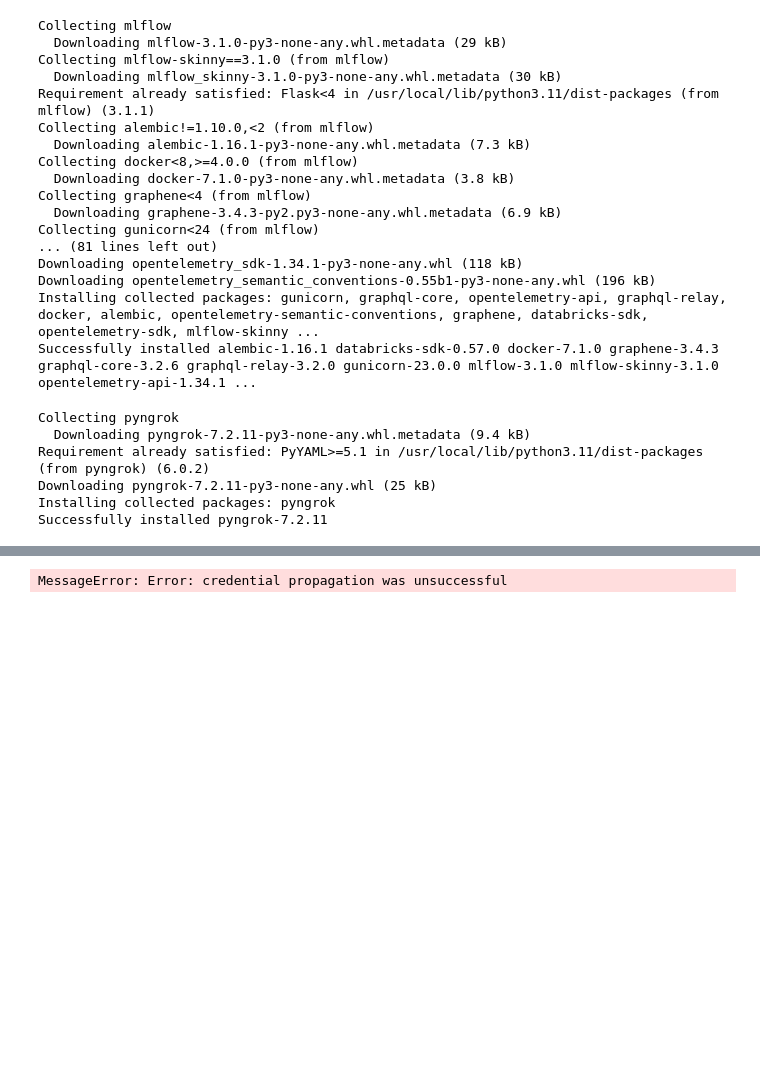
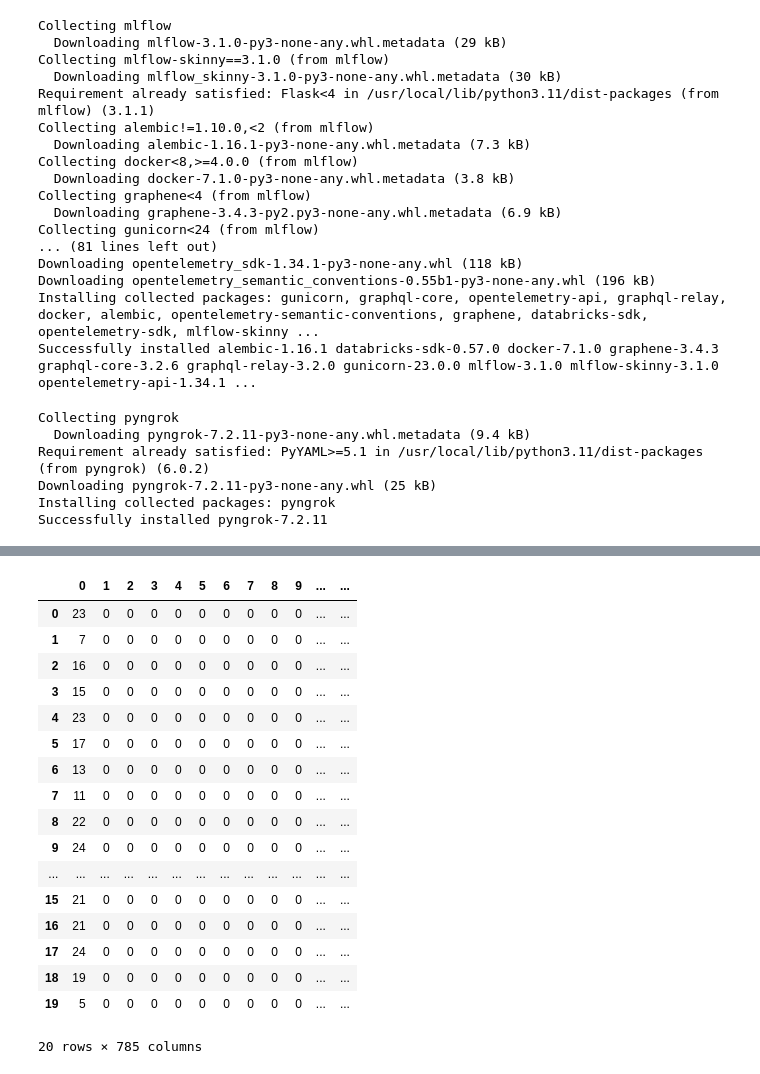
Before and after one commit to sdivyakolu/Pytorch_Tutorial, a Jupyter notebook: EMNIST_Classification_UsingDNN_DenseNuralNetworks.ipynb, the cells around one changed output, grey strips where cells are left out. Drawn from its saved outputs; the diff is of its cells as text; code cells hidden in the pictures; blank space fills up the shorter version.

```diff
--- a/EMNIST_Classification_UsingDNN_DenseNuralNetworks.ipynb
+++ b/EMNIST_Classification_UsingDNN_DenseNuralNetworks.ipynb
@@ -101,7 +101,28 @@ from torch.utils.data import Dataset,DataLoader
 # %%
 from google.colab import drive
 
-drive.mount('/content/drive')
+#drive.mount('/content/drive')
 #drive.mount("/content/sample_data")
+
+emnist_train_data=pd.read_csv("/content/sample_data/emnist-letters-train.csv",header=None)
+emnist_test_data=pd.read_csv("/content/sample_data/emnist-letters-test.csv",header=None)
+emnist_train_data.head(20)
 # %% [output]
+|  | 0 | 1 | 2 | 3 | 4 | 5 | 6 | 7 | 8 | 9 | ... | ... |
+| 0 | 23 | 0 | 0 | 0 | 0 | 0 | 0 | 0 | 0 | 0 | ... | ... |
+| 1 | 7 | 0 | 0 | 0 | 0 | 0 | 0 | 0 | 0 | 0 | ... | ... |
+| 2 | 16 | 0 | 0 | 0 | 0 | 0 | 0 | 0 | 0 | 0 | ... | ... |
+| 3 | 15 | 0 | 0 | 0 | 0 | 0 | 0 | 0 | 0 | 0 | ... | ... |
+| 4 | 23 | 0 | 0 | 0 | 0 | 0 | 0 | 0 | 0 | 0 | ... | ... |
+| 5 | 17 | 0 | 0 | 0 | 0 | 0 | 0 | 0 | 0 | 0 | ... | ... |
+| 6 | 13 | 0 | 0 | 0 | 0 | 0 | 0 | 0 | 0 | 0 | ... | ... |
+| 7 | 11 | 0 | 0 | 0 | 0 | 0 | 0 | 0 | 0 | 0 | ... | ... |
+| 8 | 22 | 0 | 0 | 0 | 0 | 0 | 0 | 0 | 0 | 0 | ... | ... |
+| 9 | 24 | 0 | 0 | 0 | 0 | 0 | 0 | 0 | 0 | 0 | ... | ... |
+| ... | ... | ... | ... | ... | ... | ... | ... | ... | ... | ... | ... | ... |
+| 15 | 21 | 0 | 0 | 0 | 0 | 0 | 0 | 0 | 0 | 0 | ... | ... |
+| 16 | 21 | 0 | 0 | 0 | 0 | 0 | 0 | 0 | 0 | 0 | ... | ... |
+| 17 | 24 | 0 | 0 | 0 | 0 | 0 | 0 | 0 | 0 | 0 | ... | ... |
+| 18 | 19 | 0 | 0 | 0 | 0 | 0 | 0 | 0 | 0 | 0 | ... | ... |
+| 19 | 5 | 0 | 0 | 0 | 0 | 0 | 0 | 0 | 0 | 0 | ... | ... |
-MessageError: Error: credential propagation was unsuccessful
+20 rows × 785 columns
```
Also changed, not shown: parts of 4 cells of this notebook.
